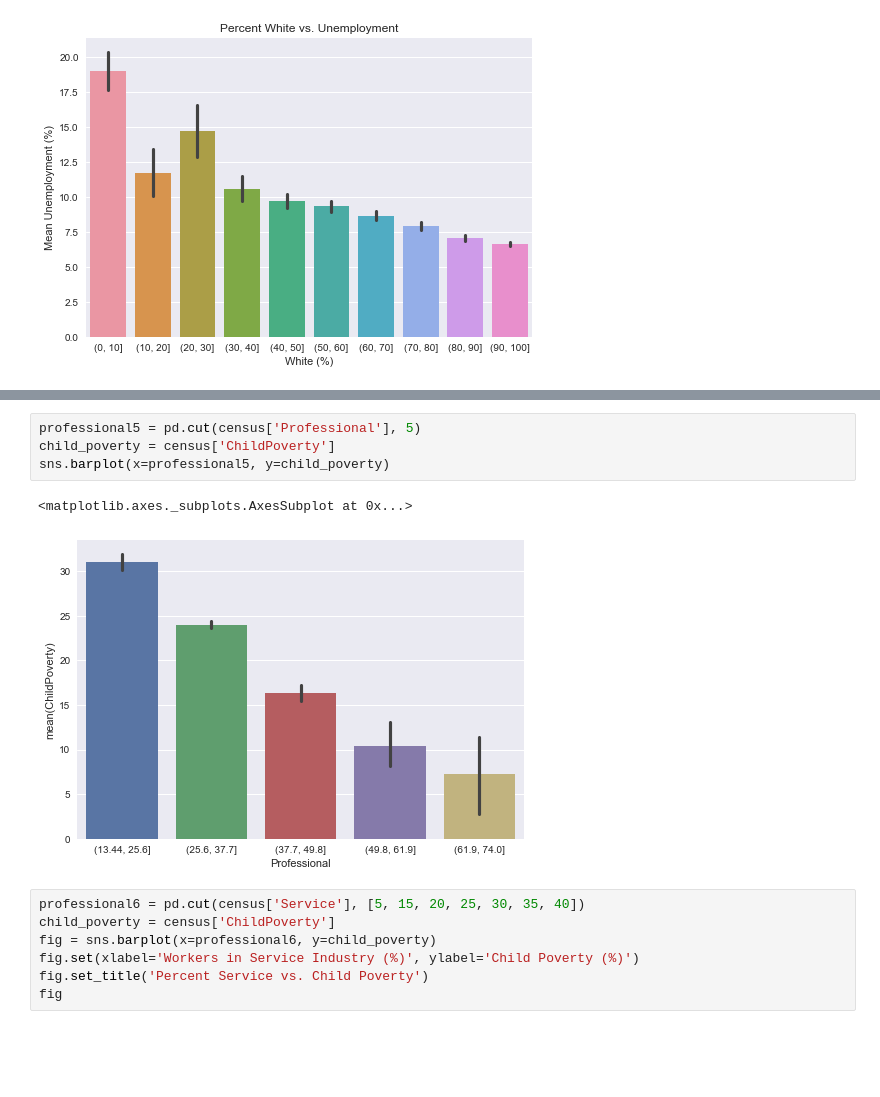
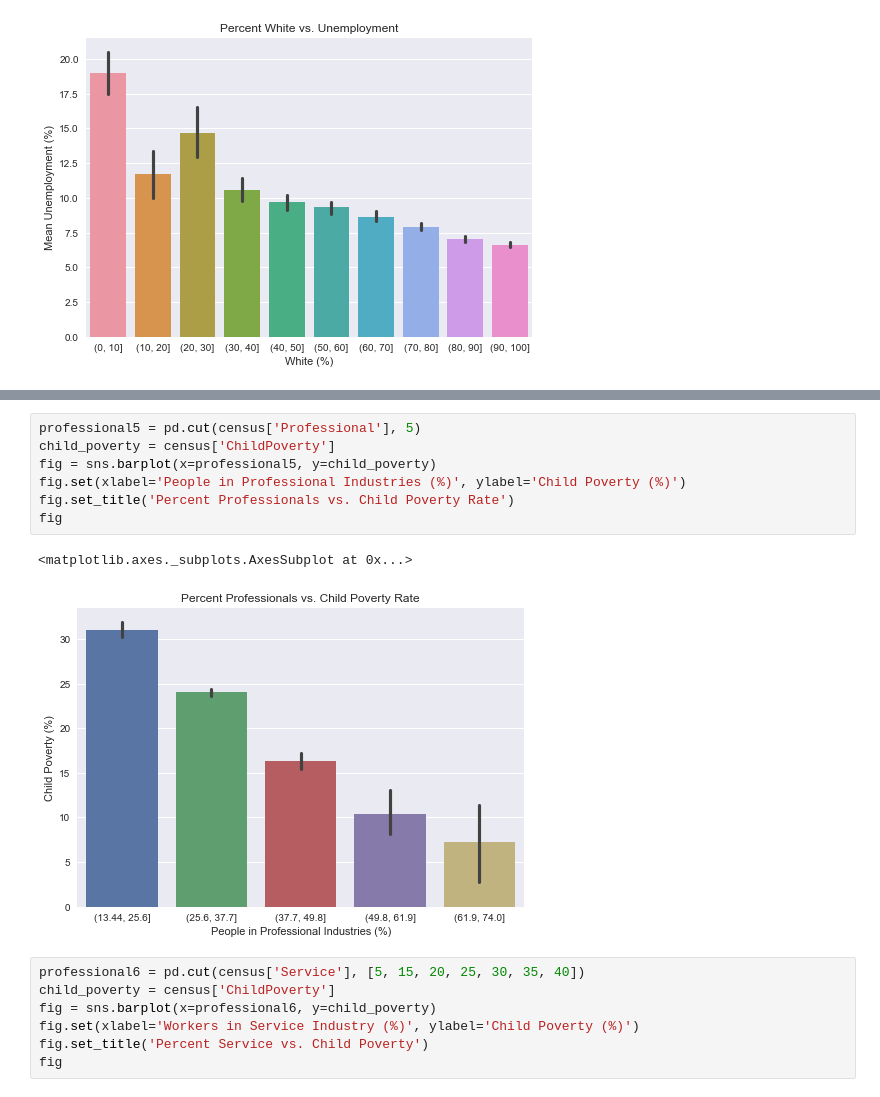
Before and after one commit to zacharyjgs/mlproj1, a Jupyter notebook: Census Data Analysis.ipynb, the cells around one changed output, grey strips where cells are left out. Drawn from its saved outputs; the diff is of its cells as text; blank space fills up the shorter version.

```diff
--- a/Census Data Analysis.ipynb
+++ b/Census Data Analysis.ipynb
@@ -92,10 +100,13 @@ sns.barplot(x=mean_commute6, y=poverty)
 # %%
 professional5 = pd.cut(census['Professional'], 5)
 child_poverty = census['ChildPoverty']
-sns.barplot(x=professional5, y=child_poverty)
+fig = sns.barplot(x=professional5, y=child_poverty)
+fig.set(xlabel='People in Professional Industries (%)', ylabel='Child Poverty (%)')
+fig.set_title('Percent Professionals vs. Child Poverty Rate')
+fig
 # %% [output]
 <matplotlib.axes._subplots.AxesSubplot at 0x...>
-[figure, old version]
+[figure, new version]
 # %%
 professional6 = pd.cut(census['Service'], [5, 15, 20, 25, 30, 35, 40])
 child_poverty = census['ChildPoverty']
```
Also changed, not shown: parts of 31 cells of this notebook, 2 other files.
